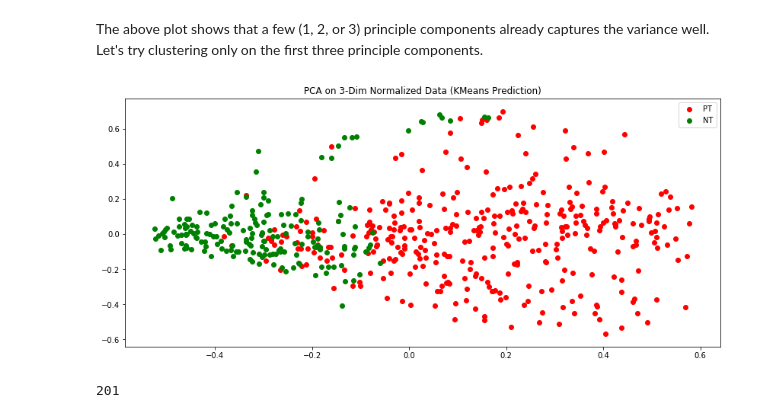
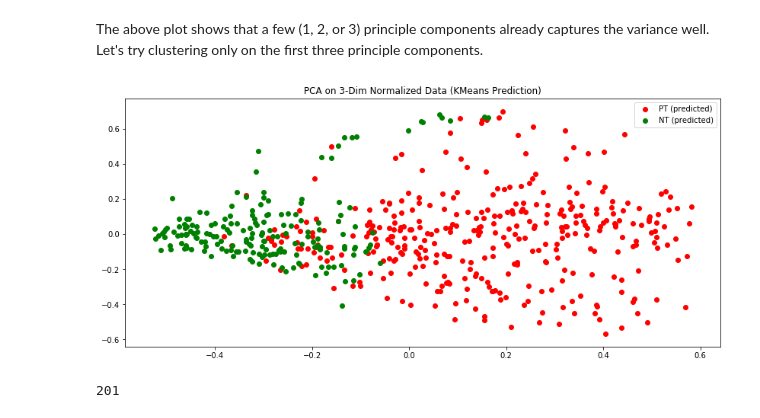
Before and after one commit to RuolinZheng08/cmsc33750-machine-learning-and-cancer, a Jupyter notebook: hw2/hw2.ipynb, the cells around one changed output. Saved outputs shown, nothing was run; the diff lists cells and outputs as text; code cells hidden in the pictures.

```diff
--- a/hw2/hw2.ipynb
+++ b/hw2/hw2.ipynb
@@ -272,10 +288,10 @@ The above plot shows that a few (1, 2, or 3) principle components already captur
 # %%
 normalized_3 = PCA(n_components=3).fit_transform(normalized)
 normalized_3_kmeans = KMeans(n_clusters=2, random_state=0).fit(matrix)
-visualize_2d(normalized_3, normalized_3_kmeans.labels_, ['PT', 'NT'],
+visualize_2d(normalized_pca, normalized_3_kmeans.labels_, ['PT (predicted)', 'NT (predicted)'],
              'PCA on 3-Dim Normalized Data (KMeans Prediction)')
 # %% [output]
-[figure, old version]
+[figure, new version]
 # %%
 # the number of mistakes K-Means made
 np.sum(int_labels != normalized_3_kmeans.labels_)
```
Also changed, not shown: parts of 12 cells of this notebook.
